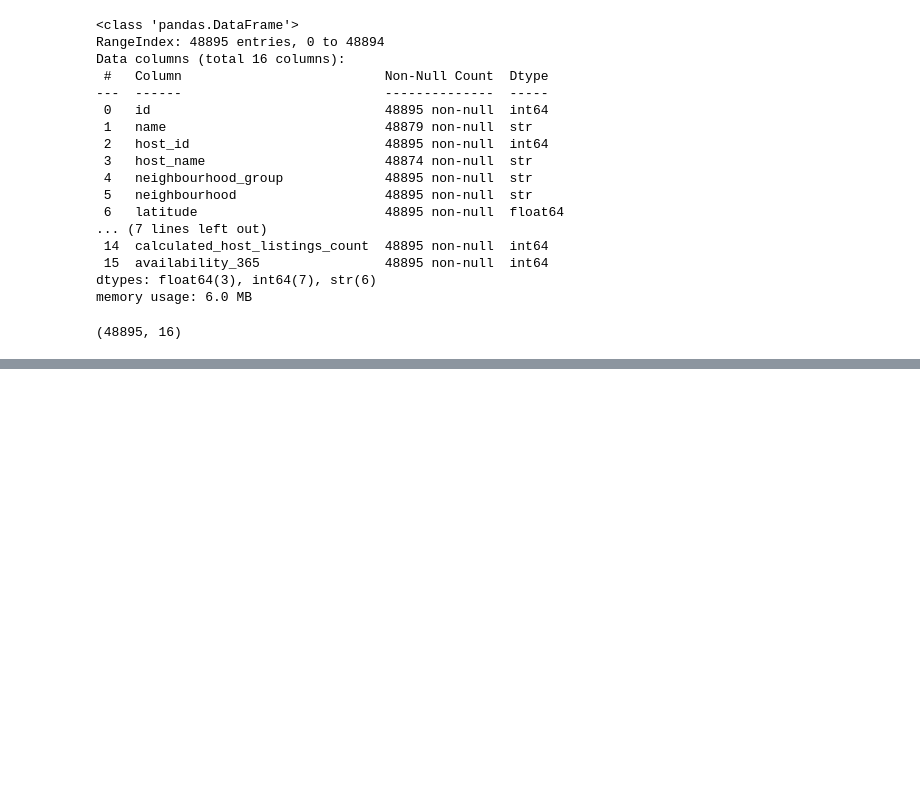
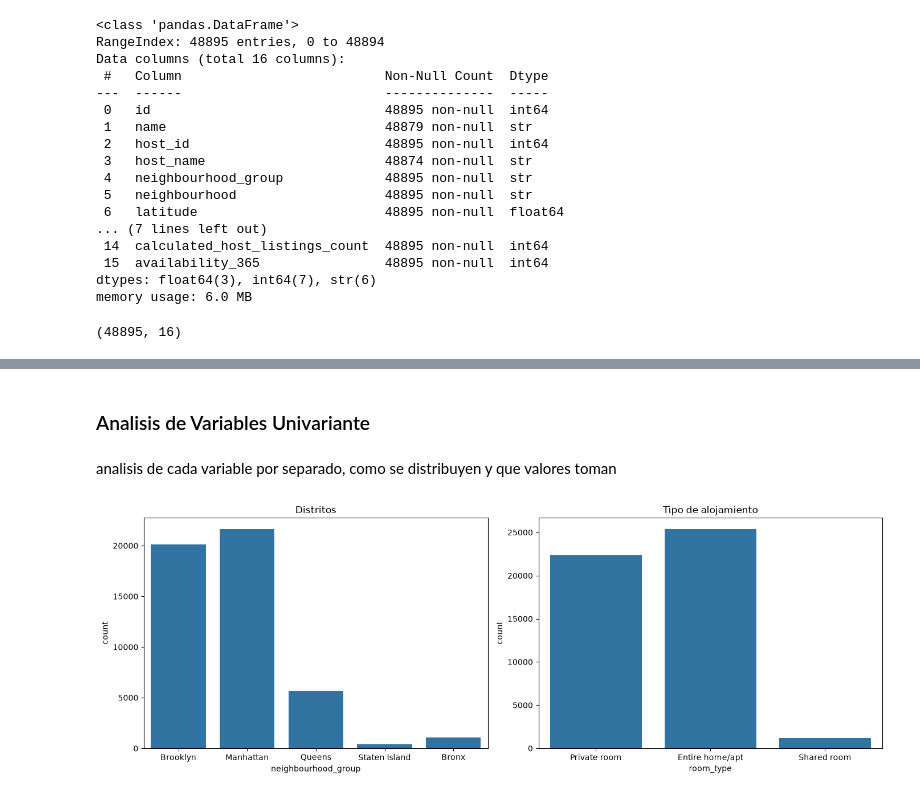
Before and after one commit to JJBP55/machine-learning-python-template, a Jupyter notebook: src/explore.ipynb, the cells around one changed output, grey strips where cells are left out. Saved outputs shown, nothing was run; the diff lists cells and outputs as text; code cells hidden in the pictures; blank space fills up the shorter version.

```diff
--- a/src/explore.ipynb
+++ b/src/explore.ipynb
@@ -33,0 +68,6 @@ df.shape
+# %%
+#eliminando columnas irrelevantes para predecir el precio
+
+df = df.drop(["id", "name", "host_id", "host_name", "last_review"], axis = 1)
+
+df.head()
@@ -33,0 +114,18 @@ df.shape
+# %% [markdown]
+### Analisis de Variables Univariante ###
+# %% [markdown]
+analisis de cada variable por separado, como se distribuyen y que valores toman
+# %%
+#variables categoricas
+fig, axis = plt.subplots(1, 2, figsize = (14, 5))
+
+sns.countplot(ax = axis[0], data = df, x = "neighbourhood_group")
+axis[0].set_title("Distritos")
+
+sns.countplot(ax = axis[1], data = df, x = "room_type")
+axis[1].set_title("Tipo de alojamiento")
+
+plt.tight_layout()
+plt.show()
+# %% [output]
+[figure, added]
```
Also changed, not shown: parts of 41 cells of this notebook, 2 other files.
